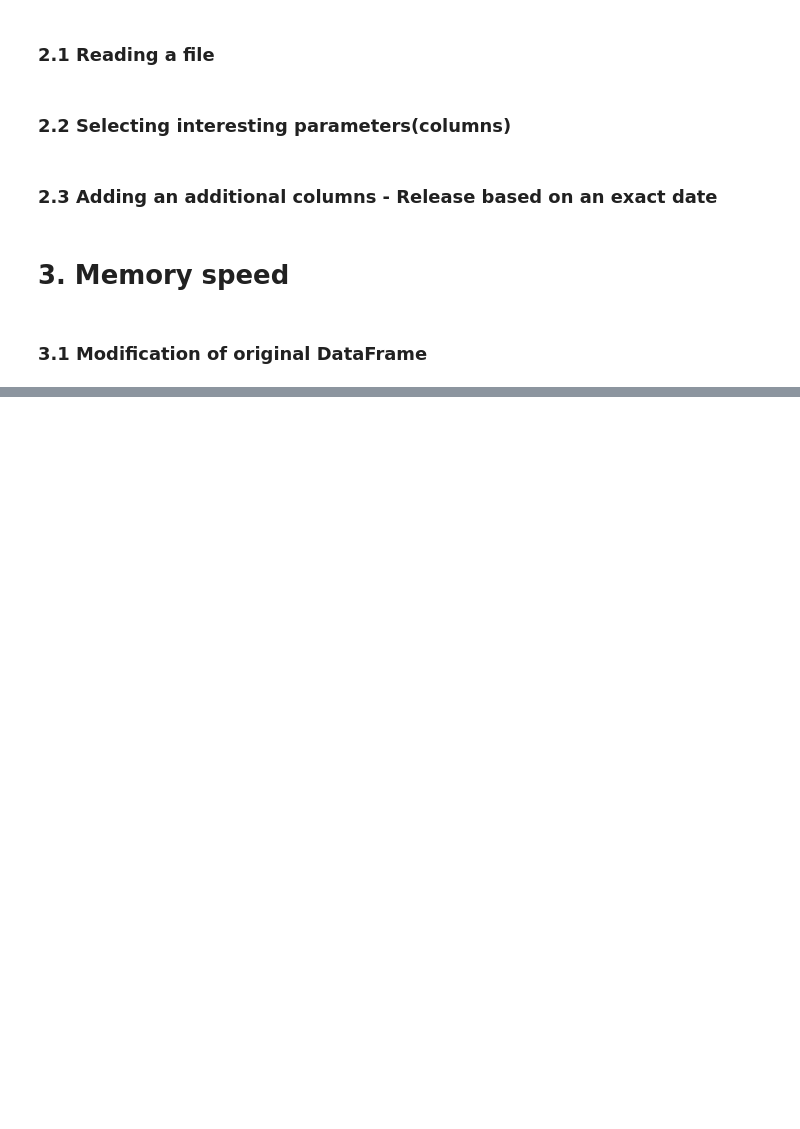
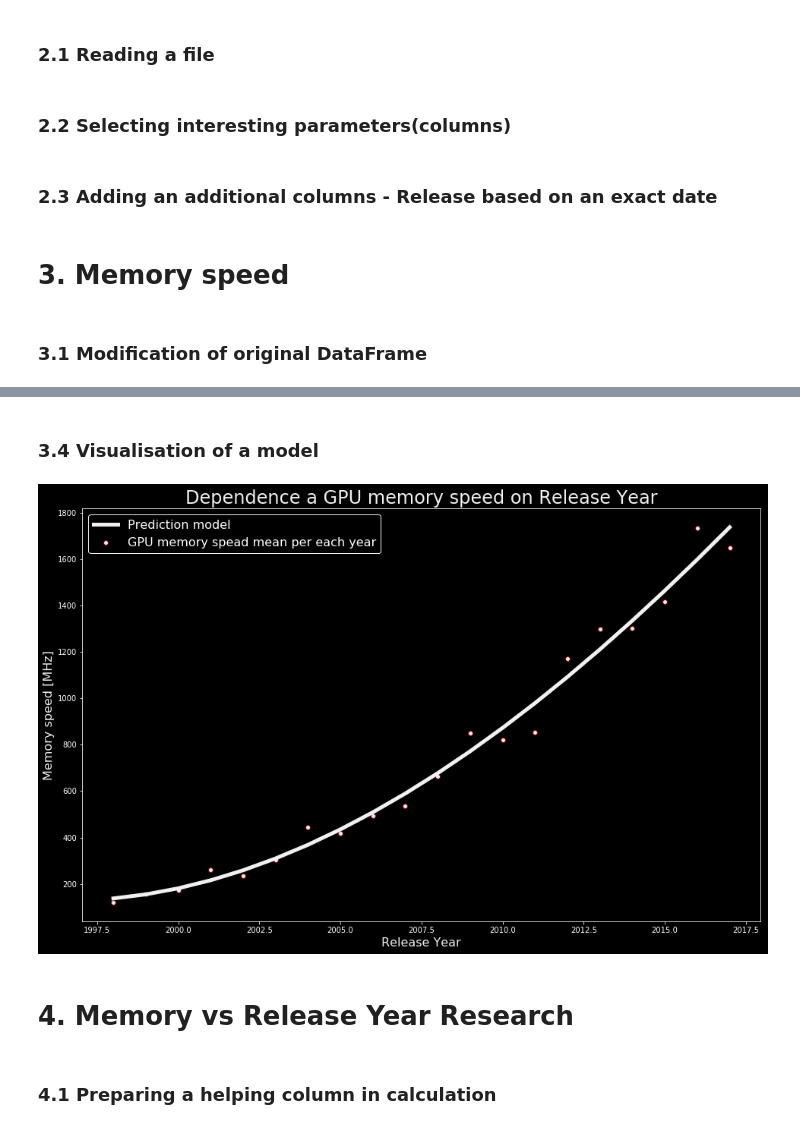
Before and after one commit to lukasy09/KernelDatabase.py, a Jupyter notebook: GPU/gpu_memory.ipynb, the cells around one changed output, grey strips where cells are left out. Saved outputs shown, nothing was run; the diff lists cells and outputs as text; code cells hidden in the pictures; blank space fills up the shorter version.

```diff
--- a/GPU/gpu_memory.ipynb
+++ b/GPU/gpu_memory.ipynb
@@ -61,0 +95,17 @@ Y_pred = lin_regressor.predict(X)
+# %% [markdown]
+### 3.4 Visualisation of a model
+# %%
+plt.figure(figsize=(16, 10))
+plt.scatter(x = X_discrete, y = Y_avg, c = "#f1f1f1", edgecolors = "#990000", label = "GPU memory spead mean per each year")
+plt.plot(X_discrete, lin_reg_2.predict(poly_reg.fit_transform(X_discrete)), color = '#f1f1f1', linewidth = 5, label = "Prediction model")
+plt.legend(loc=2, prop={'size': 16}, frameon=True,shadow=True, edgecolor="#f1f1f1")
+plt.title("Dependence a GPU memory speed on Release Year", fontsize = 24, color = "#f1f1f1")
+plt.xlabel("Release Year", fontsize = 16, color = "#f1f1f1")
+plt.ylabel("Memory speed [MHz]", fontsize = 16, color = "#f1f1f1")
+plt.show()
+# %% [output]
+[figure, added]
+# %% [markdown]
+# 4. Memory vs Release Year Research
+# %% [markdown]
+### 4.1 Preparing a helping column in calculation
```
Also changed, not shown: parts of 24 cells of this notebook.
